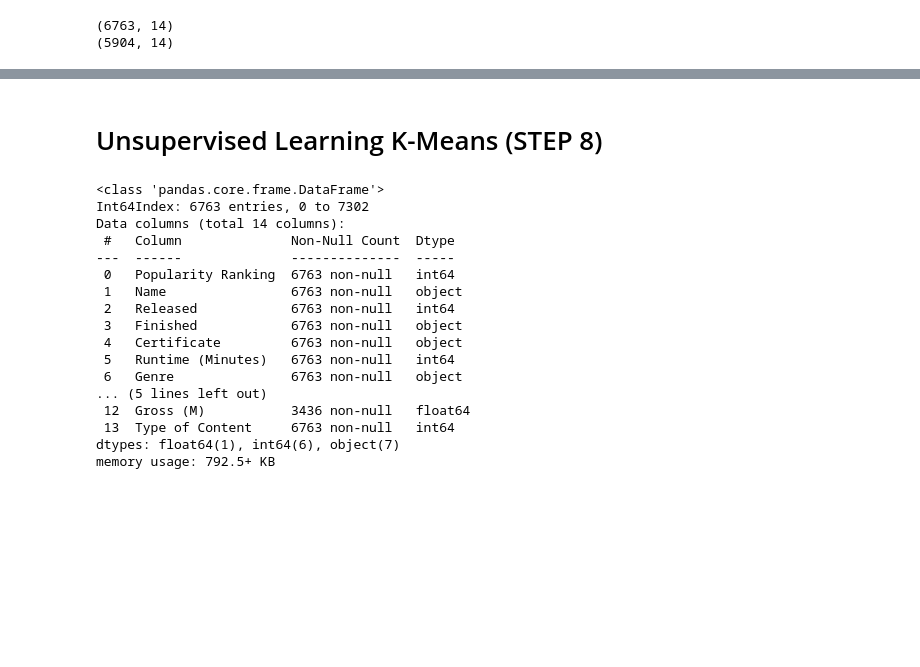
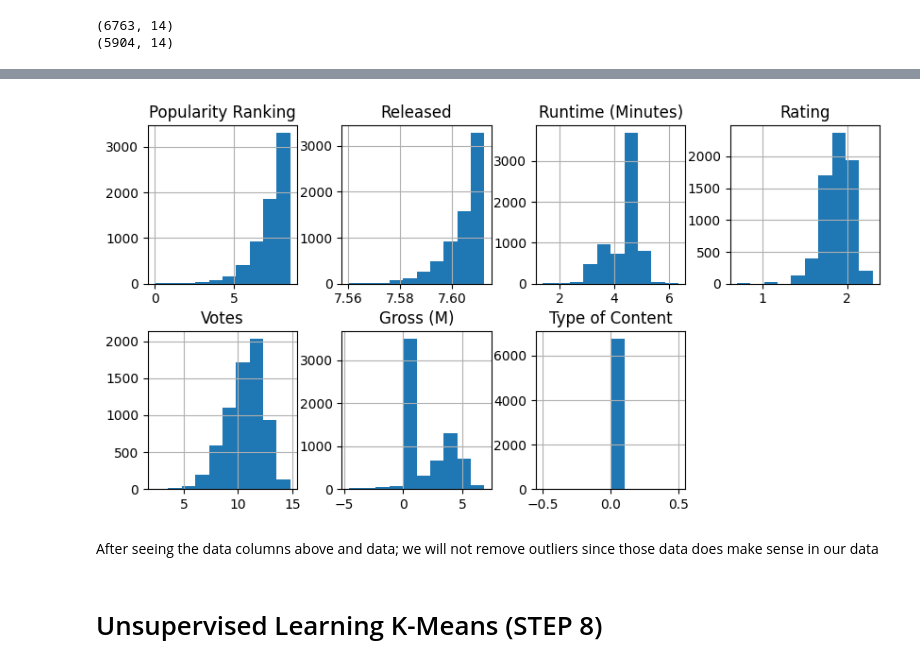
Before and after one commit to Keerat-Singh/Advanced-Python-AI-and-ML-Tools, a Jupyter notebook: main.ipynb, the cells around one changed output, grey strips where cells are left out. Saved outputs shown, nothing was run; the diff lists cells and outputs as text; code cells hidden in the pictures; blank space fills up the shorter version.

```diff
--- a/main.ipynb
+++ b/main.ipynb
@@ -972,24 +979,11 @@ print(dummy_db.shape)
+# %%
+dummy_db.hist(bins= 10, layout= (2, 4), figsize= (10,5))
+plt.show()
+# %% [output]
+[figure, added]
+# %% [markdown]
+After seeing the data columns above and data; we will not remove outliers since those data does make sense in our data
 # %% [markdown]
 # Unsupervised Learning K-Means (STEP 8)
 # %%
 from sklearn.cluster import KMeans
-# %%
-X.info()
-# %% [output]
-<class 'pandas.core.frame.DataFrame'>
-Int64Index: 6763 entries, 0 to 7302
-Data columns (total 14 columns):
- #   Column              Non-Null Count  Dtype
----  ------              --------------  -----
- 0   Popularity Ranking  6763 non-null   int64
- 1   Name                6763 non-null   object
- 2   Released            6763 non-null   int64
- 3   Finished            6763 non-null   object
- 4   Certificate         6763 non-null   object
- 5   Runtime (Minutes)   6763 non-null   int64
- 6   Genre               6763 non-null   object
-... (5 lines left out)
- 12  Gross (M)           3436 non-null   float64
- 13  Type of Content     6763 non-null   int64
-dtypes: float64(1), int64(6), object(7)
-memory usage: 792.5+ KB
```
Also changed, not shown: parts of 52 cells of this notebook, 1 other file.
